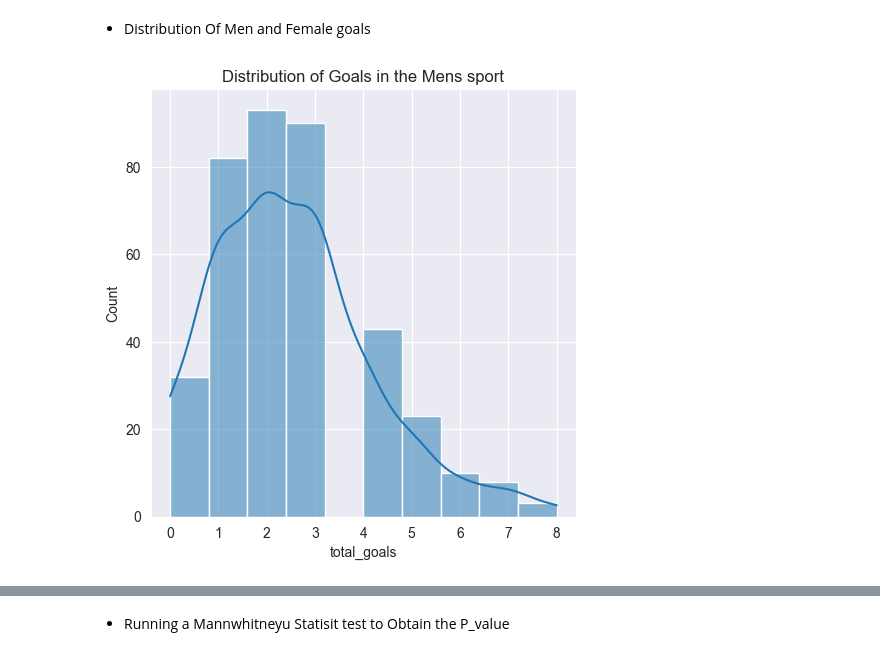
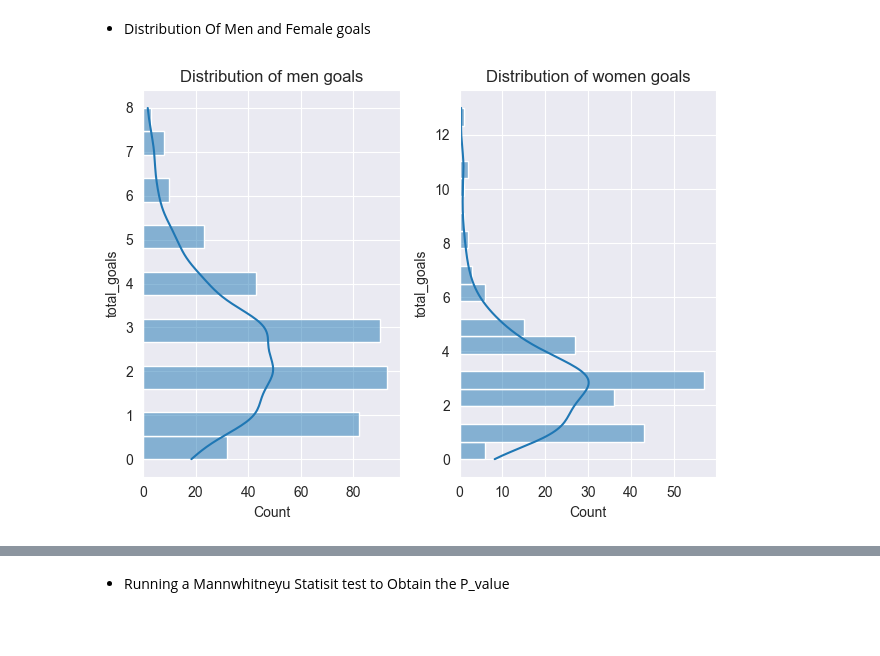
Before and after one commit to SaliuA/football_goal_Statisics, a Jupyter notebook: notebook.ipynb, the cells around one changed output, grey strips where cells are left out. Saved outputs shown, nothing was run; the diff lists cells and outputs as text; code cells hidden in the pictures; blank space fills up the shorter version.

```diff
--- a/notebook.ipynb
+++ b/notebook.ipynb
@@ -120,8 +123,16 @@ See the caveats in the documentation: https://pandas.pydata.org/pandas-docs/stab
 # %% [markdown]
 * Distribution Of Men and Female goals
 # %%
-sns.displot(data=men_cup,x="total_goals",kde=True,bins=10)
-plt.title("Distribution of Goals in the Mens sport")
+#distribution of men and female goals
+fig, axs = plt.subplots(ncols=2)
+
+sns.histplot(y=men_cup['total_goals'], kde=True, ax=axs[0])
+axs[0].set_title('Distribution of men goals')
+
+sns.histplot(y=women_cup['total_goals'], kde=True, ax=axs[1])
+axs[1].set_title('Distribution of women goals')
+
+plt.tight_layout()
 plt.show()
 # %% [output]
-[figure, old version]
+[figure, new version]
```
Also changed, not shown: parts of 11 cells of this notebook, 1 other file.
